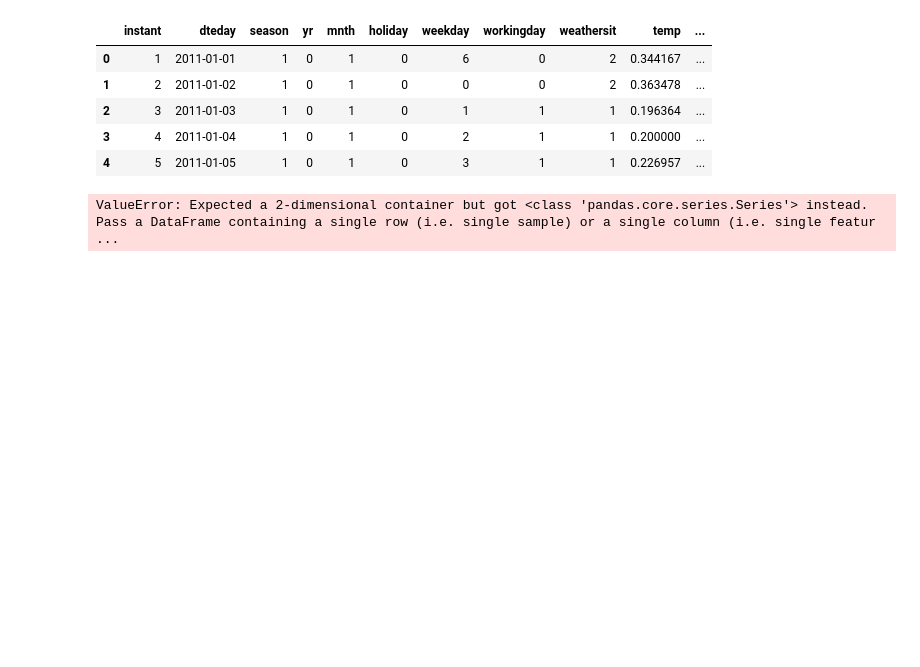
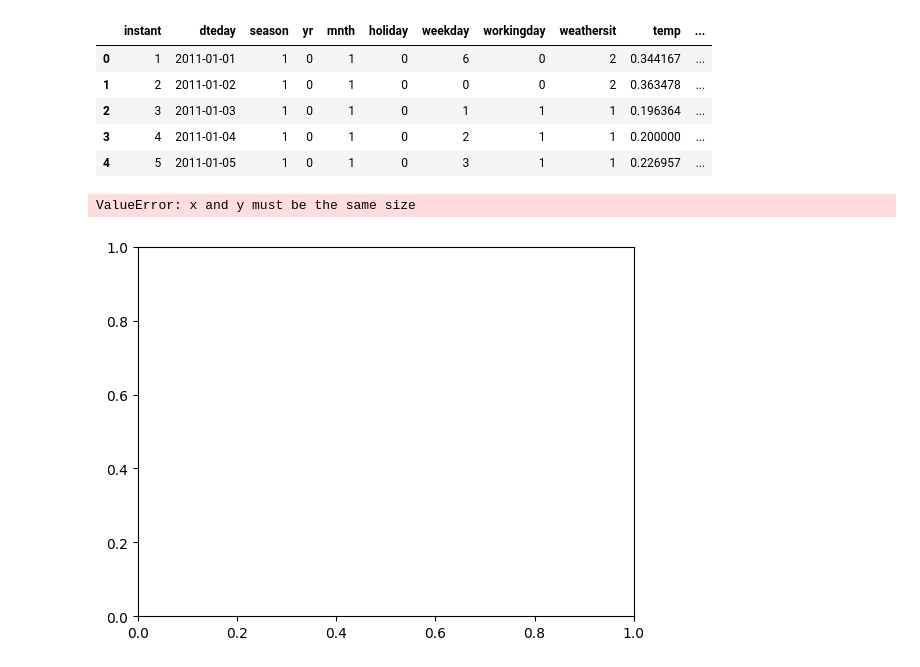
Before and after one commit to alekswael/DataSci-AU-24, a Jupyter notebook: nbs/class_02/group-6/models.ipynb, the cells around one changed output. Drawn from its saved outputs; the diff is of its cells as text; code cells hidden in the pictures; blank space fills up the shorter version.

```diff
--- a/nbs/class_02/group-6/models.ipynb
+++ b/nbs/class_02/group-6/models.ipynb
@@ -63,14 +76,18 @@ X_val, X_test, y_val, y_test = train_test_split(X_temp, y_temp, test_size=0.5, s
 # %%
 # Run a linear regression
 model = LinearRegression()
 
 # Fit the model
 model.fit(X_train, y_train)
 
 # Predict the values
 y_pred = model.predict(X_val)
 
-# Plot the results
-plt.scatter(y_val, y_pred)
+# Plot the data
+plt.scatter(X_val, y_val, color='black')
+
+# Add the regression line
+plt.plot(X_val, y_pred, color='blue', linewidth=3)
 # %% [output]
-ValueError: Expected a 2-dimensional container but got <class 'pandas.core.series.Series'> instead. Pass a DataFrame containing a single row (i.e. single sample) or a single column (i.e. single featur ...
+ValueError: x and y must be the same size
+[figure, added]
```
Also changed, not shown: parts of 6 cells of this notebook.
